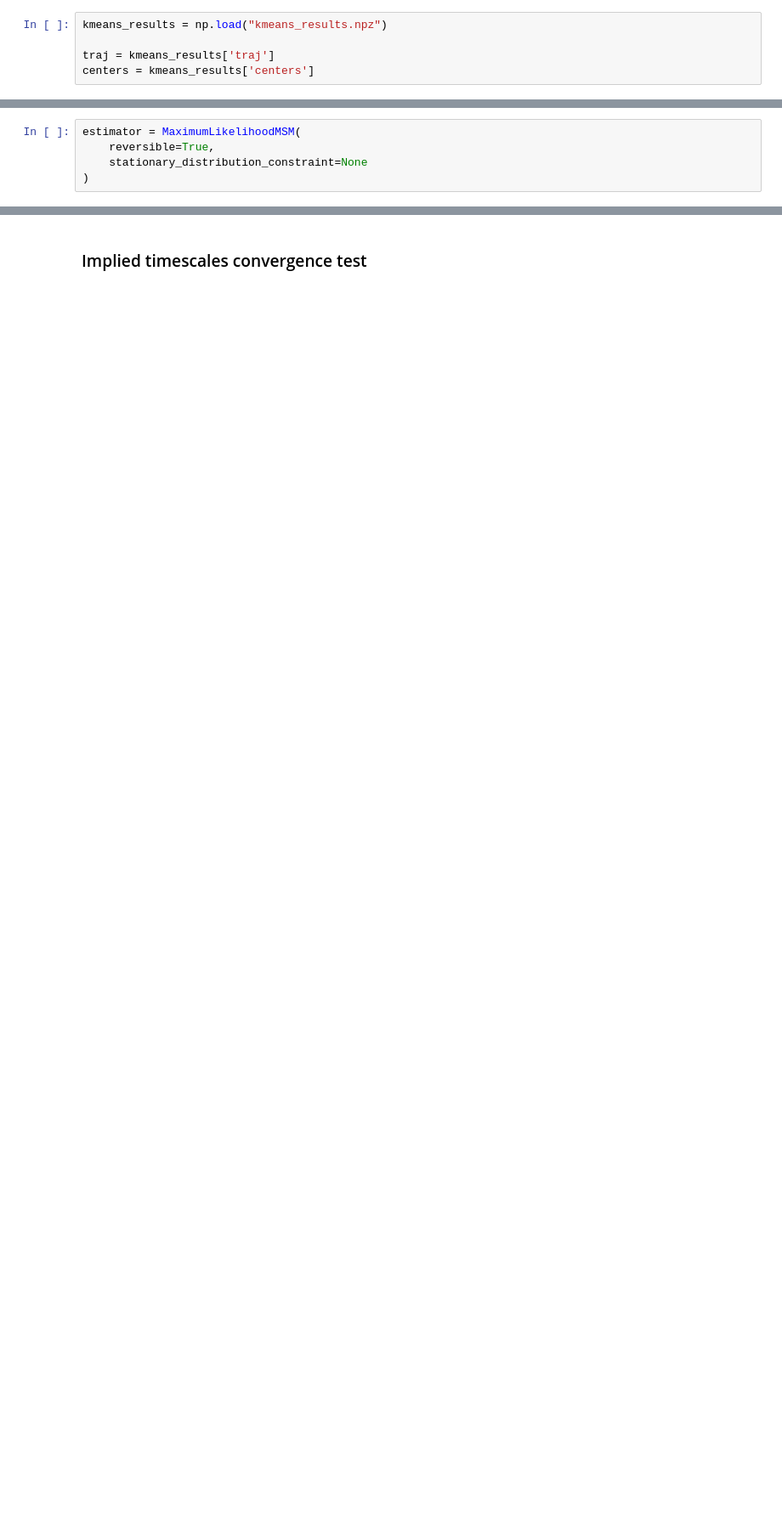
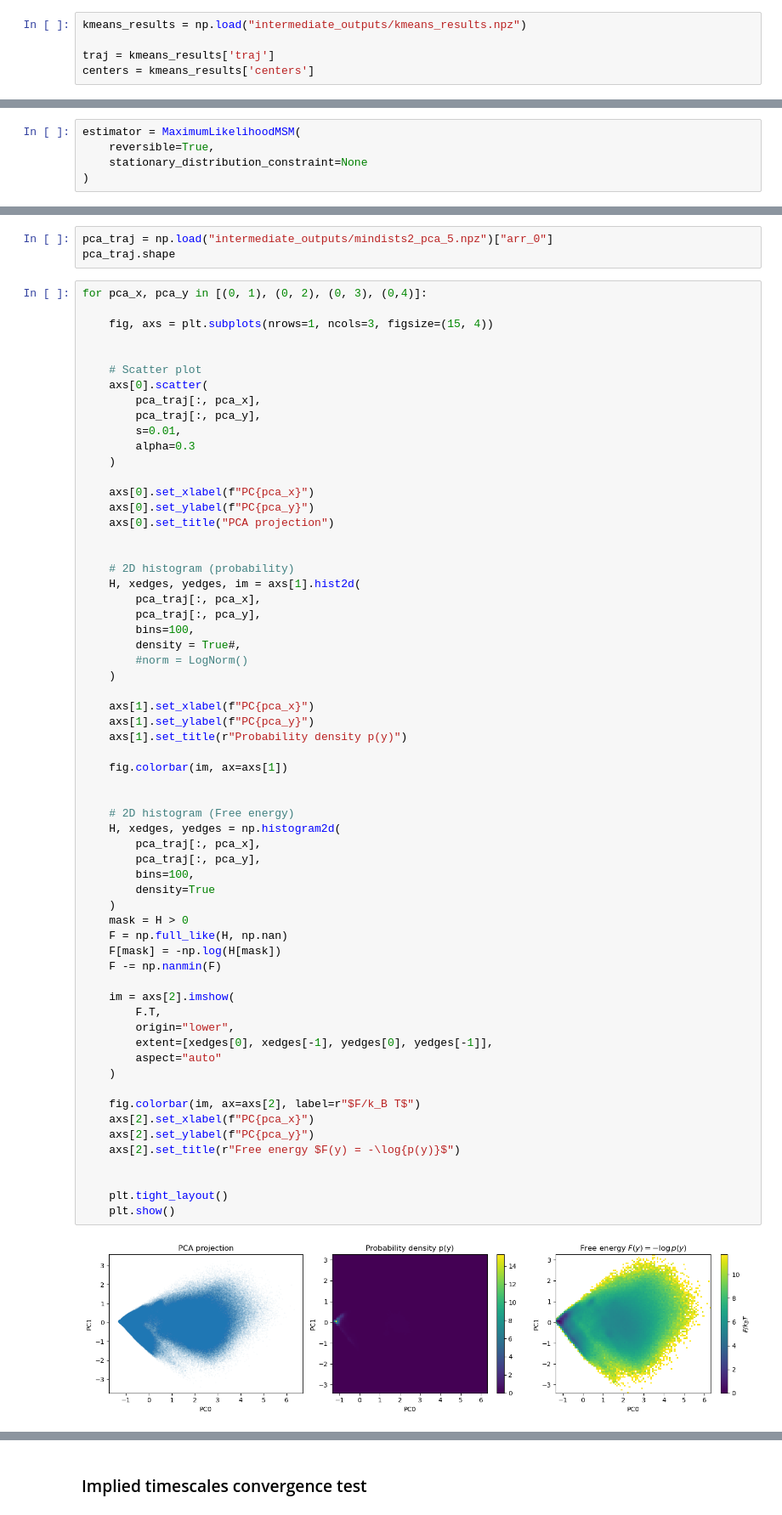
Before and after one commit to miriamzara/MSM, a Jupyter notebook: step_3_msm_construction.ipynb, the cells around one changed output, grey strips where cells are left out. Shown at 85% size. Drawn from its saved outputs; the diff is of its cells as text; blank space fills up the shorter version.

```diff
--- a/step_3_msm_construction.ipynb
+++ b/step_3_msm_construction.ipynb
@@ -19,7 +19,7 @@ from deeptime.markov.msm import MaximumLikelihoodMSM
 # %% [markdown]
 ### Reload the trajectory, already discretized into MSM-microstates
 # %%
-kmeans_results = np.load("kmeans_results.npz")
+kmeans_results = np.load("intermediate_outputs/kmeans_results.npz")
 
 traj = kmeans_results['traj']
 centers = kmeans_results['centers']
@@ -206,0 +210,67 @@ Lag this model was estimated at:  50
+# %%
+pca_traj = np.load("intermediate_outputs/mindists2_pca_5.npz")["arr_0"]
+pca_traj.shape
+# %%
+for pca_x, pca_y in [(0, 1), (0, 2), (0, 3), (0,4)]:
+
+    fig, axs = plt.subplots(nrows=1, ncols=3, figsize=(15, 4))
+
+
+    # Scatter plot
+    axs[0].scatter(
+        pca_traj[:, pca_x],
+        pca_traj[:, pca_y],
+        s=0.01,
+        alpha=0.3
+    )
+
+    axs[0].set_xlabel(f"PC{pca_x}")
+    axs[0].set_ylabel(f"PC{pca_y}")
+    axs[0].set_title("PCA projection")
+
+
+    # 2D histogram (probability)
+    H, xedges, yedges, im = axs[1].hist2d(
+        pca_traj[:, pca_x],
+        pca_traj[:, pca_y],
+        bins=100,
+        density = True#,
+        #norm = LogNorm()
+    )
+
+    axs[1].set_xlabel(f"PC{pca_x}")
+    axs[1].set_ylabel(f"PC{pca_y}")
+    axs[1].set_title(r"Probability density p(y)")
+
+    fig.colorbar(im, ax=axs[1])
+
+
+    # 2D histogram (Free energy)
+    H, xedges, yedges = np.histogram2d(
+        pca_traj[:, pca_x],
+        pca_traj[:, pca_y],
+        bins=100,
+        density=True
+    )
+    mask = H > 0
+    F = np.full_like(H, np.nan)
+    F[mask] = -np.log(H[mask])
+    F -= np.nanmin(F)
+
+    im = axs[2].imshow(
+        F.T,
+        origin="lower",
+        extent=[xedges[0], xedges[-1], yedges[0], yedges[-1]],
+        aspect="auto"
+    )
+
+    fig.colorbar(im, ax=axs[2], label=r"$F/k_B T$")
+    axs[2].set_xlabel(f"PC{pca_x}")
+    axs[2].set_ylabel(f"PC{pca_y}")
+    axs[2].set_title(r"Free energy $F(y) = -\log{p(y)}$")
+
+
+    plt.tight_layout()
+    plt.show()
+# %% [output]
+[figure, added]
```
Also changed, not shown: parts of 17 cells of this notebook, 15 other files.
